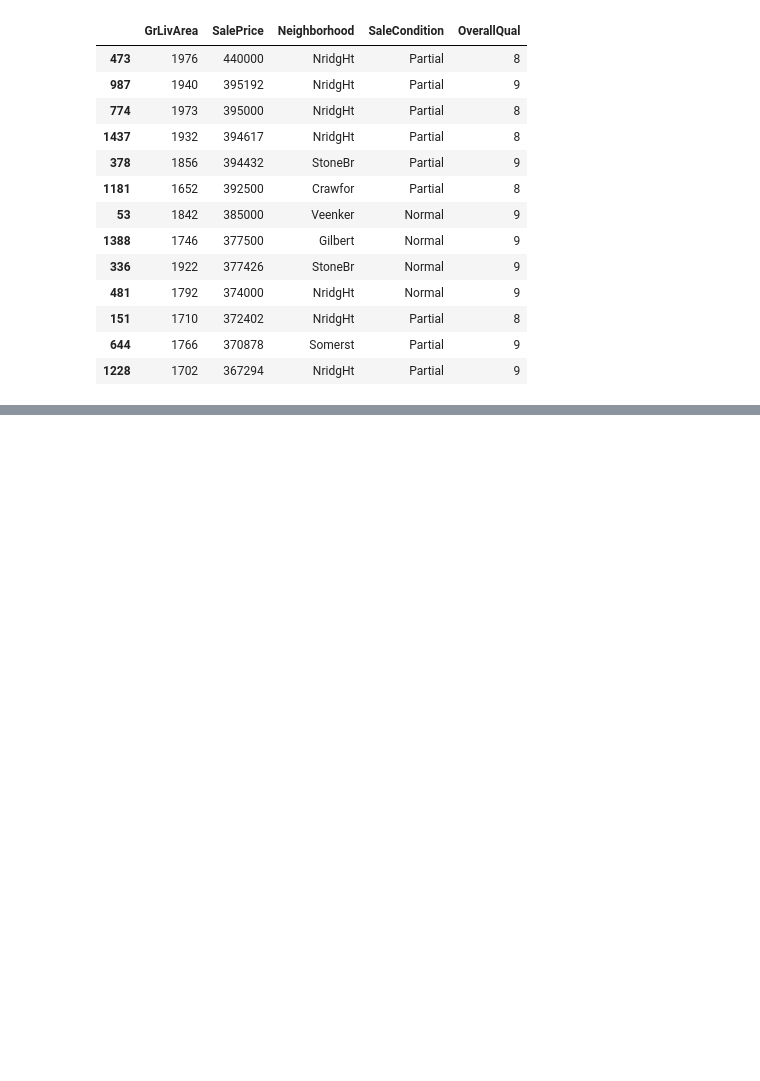
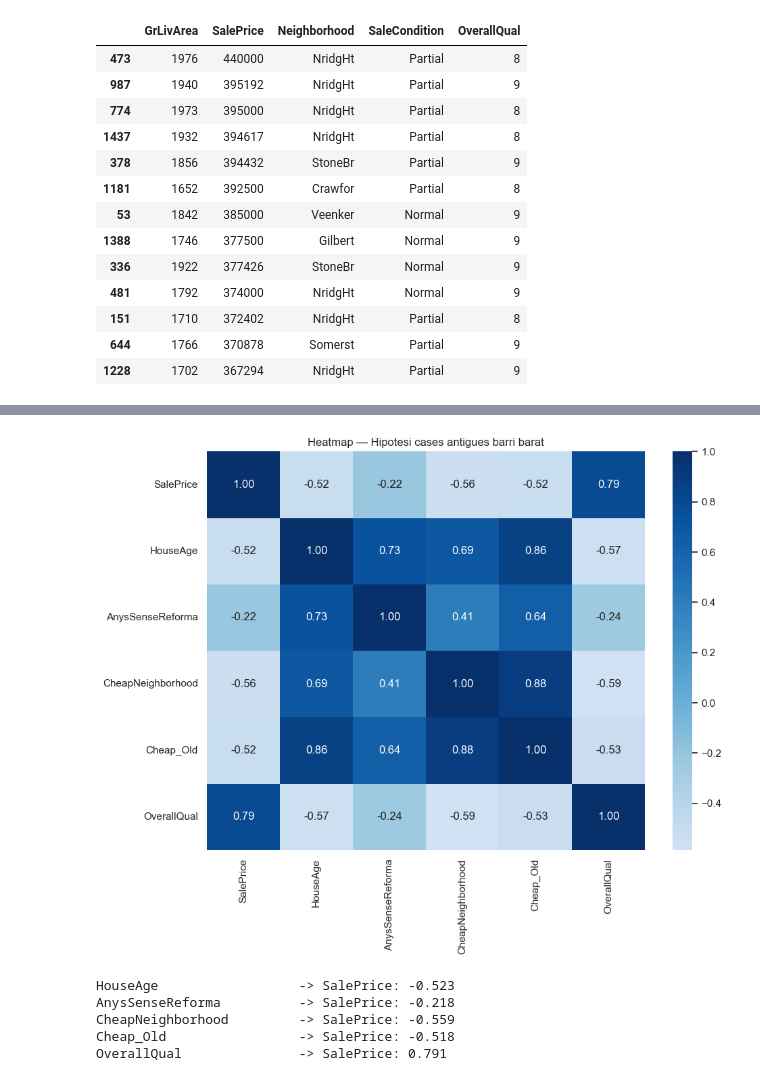
Before and after one commit to Carontsubs/kaggle-house-prices, a Jupyter notebook: notebooks/01_EDA.ipynb, the cells around one changed output, grey strips where cells are left out. Drawn from its saved outputs; the diff is of its cells as text; code cells hidden in the pictures; blank space fills up the shorter version.

```diff
--- a/notebooks/01_EDA.ipynb
+++ b/notebooks/01_EDA.ipynb
@@ -362,0 +457,37 @@ train[(train['GrLivArea'].between(1500, 2000)) &
+# %%
+# Creem les variables temporalment per l'EDA
+train_eda = train.copy()
+train_eda['HouseAge'] = 2010 - train_eda['YearBuilt']
+train_eda['AnysSenseReforma'] = train_eda['YearRemodAdd'] - train_eda['YearBuilt']
+train_eda['CheapNeighborhood'] = train_eda['Neighborhood'].isin(
+    ['MeadowV', 'IDOTRR', 'BrDale', 'OldTown', 'Edwards',
+     'BrkSide', 'Sawyer', 'Blueste', 'SWISU', 'NAmes']
+).astype(int)
+train_eda['Cheap_Old'] = train_eda['CheapNeighborhood'] * train_eda['HouseAge']
+
+# Heatmap
+cols = ['SalePrice', 'HouseAge', 'AnysSenseReforma', 'CheapNeighborhood', 'Cheap_Old', 'OverallQual']
+
+plt.figure(figsize=(10, 8))
+sns.heatmap(
+    train_eda[cols].corr(),
+    annot=True, fmt='.2f',
+    cmap='Blues',
+    center=0
+)
+plt.title('Heatmap — Hipotesi cases antigues barri barat')
+plt.tight_layout()
+plt.show()
+# %% [output]
+[figure, added]
+# %%
+for col in cols:
+    if col != 'SalePrice':
+        corr = train_eda[col].corr(train_eda['SalePrice'])
+        print(f"{col:25} -> SalePrice: {corr:.3f}")
+# %% [output]
+HouseAge                  -> SalePrice: -0.523
+AnysSenseReforma          -> SalePrice: -0.218
+CheapNeighborhood         -> SalePrice: -0.559
+Cheap_Old                 -> SalePrice: -0.518
+OverallQual               -> SalePrice: 0.791
```
Also changed, not shown: parts of 10 cells of this notebook.
